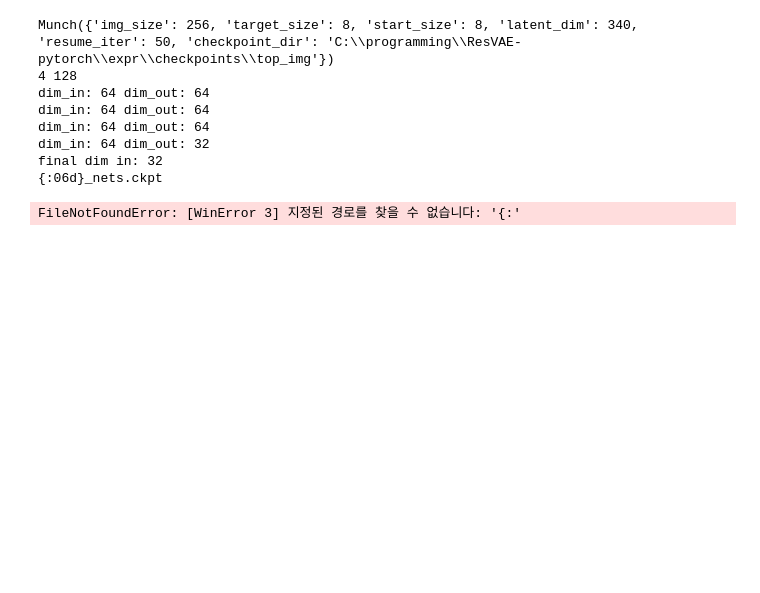
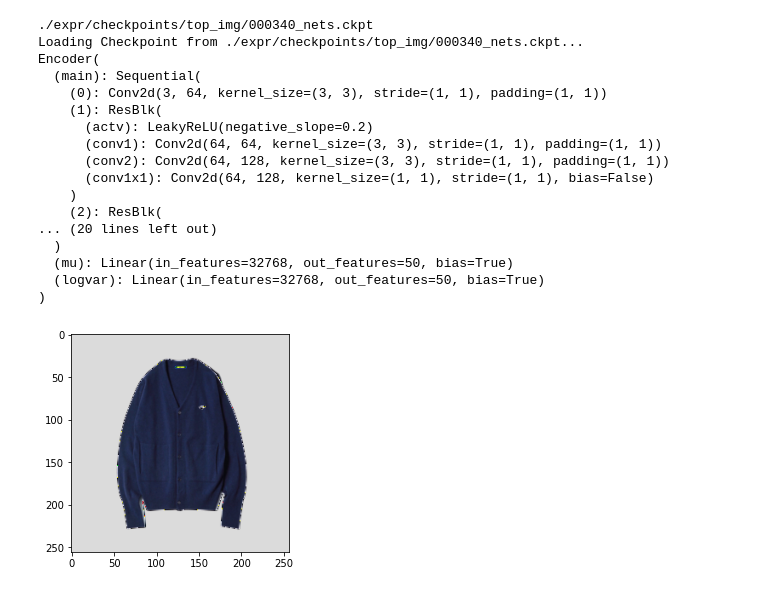
Before and after one commit to sehyeona/ResVAE-pytorch, a Jupyter notebook: vertorizaiton.ipynb, the cells around one changed output. Drawn from its saved outputs; the diff is of its cells as text; code cells hidden in the pictures; blank space fills up the shorter version.

Commit message:
add vectorization file

```diff
--- a/vertorizaiton.ipynb
+++ b/vertorizaiton.ipynb
@@ -32,31 +36,65 @@ class Vectorizaiton(object):
         args.latent_dim = latent_dim
         args.resume_iter = resume_iter
         args.checkpoint_dir = checkpoint_dir
-        print(args)
         self.args = args
         self.nets = build_nets(args)
+
 
         # below setattrs are to make networks be children of Vetorization, e.g., for self.to(self.device)
         for name, module in self.nets.items():
             # utils.print_network(module, name)
             setattr(self, name, module)
-        pt = ospj(args.checkpoint_dir, '{:06d}_nets.ckpt')
-        print(pt)
         self.ckptios = [CheckpointIO(ospj(args.checkpoint_dir, '{:06d}_nets.ckpt'), **self.nets)]
-        self._load_checkpoint(self, step)
+        self._load_checkpoint(args.resume_iter)
+        self.encoder = self.get_encoder(self.nets)
+        print(self.encoder)
 
-        def _load_checkpoint(self, step):
-            for ckptio in self.ckptios:
-                ckptio.load(step)
+    def _load_checkpoint(self, step):
+        for ckptio in self.ckptios:
+            ckptio.load(step)
+
+    def get_encoder(self, nets):
+        return nets.resvae.encoder
+
+    def resize_img(self, imgPath):
+        img = Image.open(imgPath)
+        mean = [0.5, 0.5, 0.5]
+        std = [0.5, 0.5, 0.5]
+        transform = transforms.Compose([
+                    transforms.Resize([self.args.img_size, self.args.img_size]),
+                    transforms.ToTensor(),
+                    transforms.Normalize(mean=mean, std=std)])
+        img = transform(img)
+        return img
+
+    def vectorization_one_img(self, imgPath):
+        img = self.resize_img(imgPath)
+        imgReal = transforms.ToPILImage()(img)
+        plt.imshow(imgReal)
+        plt.show()
+        mu, var = self.encoder(img)
+        vector = reparameterization(self.args.latent_dim, mu, var)
+        vector = vector.detach().numpy()
+        return vector
 # %%
-vectorMachine = Vectorizaiton(256, 8, 8, 340, 50, 'C:\\programming\\ResVAE-pytorch\\expr\\checkpoints\\top_img')
+vectorMachine = Vectorizaiton(256, 8, 8, 50, 340, './expr/checkpoints/top_img')
+vectorMachine.vectorization_one_img("/workspace/ResVAE-pytorch/data/top/train/1/110100000001.jpg")
 # %% [output]
-Munch({'img_size': 256, 'target_size': 8, 'start_size': 8, 'latent_dim': 340, 'resume_iter': 50, 'checkpoint_dir': 'C:\\programming\\ResVAE-pytorch\\expr\\checkpoints\\top_img'})
-4 128
-dim_in: 64 dim_out: 64
-dim_in: 64 dim_out: 64
-dim_in: 64 dim_out: 64
-dim_in: 64 dim_out: 32
-final dim in: 32
-{:06d}_nets.ckpt
+./expr/checkpoints/top_img/000340_nets.ckpt
+Loading Checkpoint from ./expr/checkpoints/top_img/000340_nets.ckpt...
+Encoder(
+  (main): Sequential(
+    (0): Conv2d(3, 64, kernel_size=(3, 3), stride=(1, 1), padding=(1, 1))
+    (1): ResBlk(
+      (actv): LeakyReLU(negative_slope=0.2)
+      (conv1): Conv2d(64, 64, kernel_size=(3, 3), stride=(1, 1), padding=(1, 1))
+      (conv2): Conv2d(64, 128, kernel_size=(3, 3), stride=(1, 1), padding=(1, 1))
+      (conv1x1): Conv2d(64, 128, kernel_size=(1, 1), stride=(1, 1), bias=False)
+    )
+    (2): ResBlk(
+... (20 lines left out)
+  )
+  (mu): Linear(in_features=32768, out_features=50, bias=True)
+  (logvar): Linear(in_features=32768, out_features=50, bias=True)
+)
-FileNotFoundError: [WinError 3] 지정된 경로를 찾을 수 없습니다: '{:'
+[figure, added]
```
Also changed, not shown: parts of 1 cell of this notebook, 3 other files.
